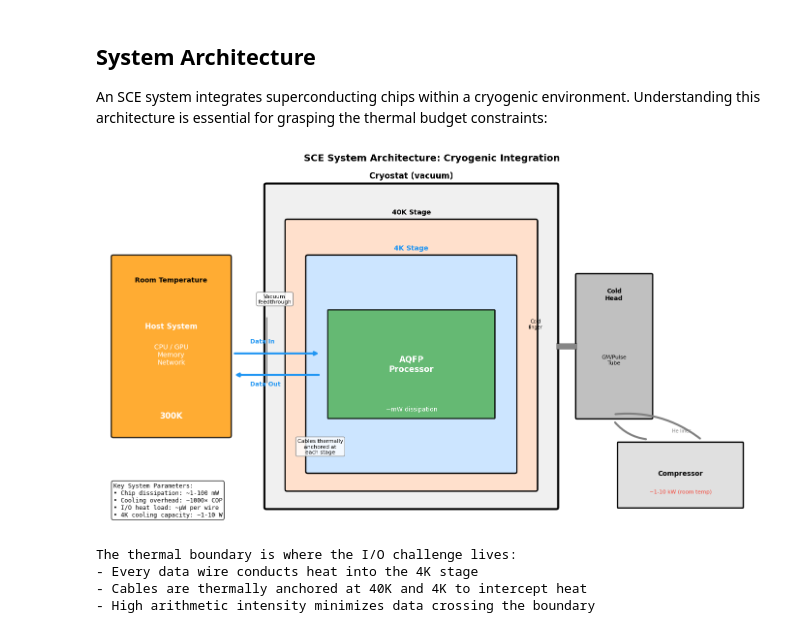
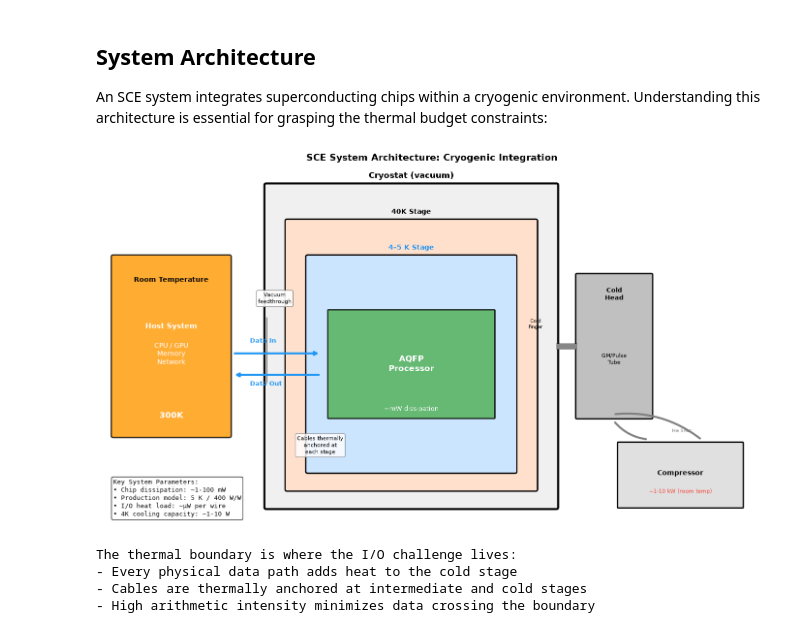
Before and after one commit to Adiabatic-Machines/sce-futures, a Jupyter notebook: notebooks/00_executive_overview.ipynb, the cells around one changed output. Cells and saved outputs as stored; diff of their text form; code cells hidden in the pictures.

```diff
--- a/notebooks/00_executive_overview.ipynb
+++ b/notebooks/00_executive_overview.ipynb
@@ -244,7 +152,7 @@ ax.axis('off')
 # Color scheme for temperature zones
 colors_temp = {
     '40K': '#ffe0cc',   # orange
-    '4K': '#cce5ff',    # cold blue
+    'cold': '#cce5ff',    # cold blue
 }
 
 # === CRYOSTAT (center) ===
@@ -260,13 +168,13 @@ stage_40k = FancyBboxPatch((4.5, 1), 6, 7.5, boxstyle="round,pad=0.05",
 ax.add_patch(stage_40k)
 ax.text(7.5, 8.7, '40K Stage', ha='center', fontsize=10, fontweight='bold')
 
-# 4K - Cold stage (innermost)
+# Cold stage (innermost): 4 K bench, 5 K production model
 stage_4k = FancyBboxPatch((5, 1.5), 5, 6, boxstyle="round,pad=0.05",
-                           facecolor=colors_temp['4K'], edgecolor='black', linewidth=2)
+                           facecolor=colors_temp['cold'], edgecolor='black', linewidth=2)
 ax.add_patch(stage_4k)
-ax.text(7.5, 7.7, '4K Stage', ha='center', fontsize=10, fontweight='bold', color=COLORS['primary'])
+ax.text(7.5, 7.7, '4–5 K Stage', ha='center', fontsize=10, fontweight='bold', color=COLORS['primary'])
 
-# SCE Chip at 4K
+# SCE chip at the cold stage
 chip = FancyBboxPatch((5.5, 3), 4, 3, boxstyle="round,pad=0.02",
                        facecolor=COLORS['sce'], edgecolor='black', linewidth=2, alpha=0.8)
 ax.add_patch(chip)
@@ -321,38 +229,38 @@ ax.text(3.6, 5.1, 'Data In', fontsize=9, color=COLORS['primary'], fontweight='bo
 ax.text(3.6, 3.9, 'Data Out', fontsize=9, color=COLORS['primary'], fontweight='bold')
 
 # Feedthrough annotation
 ax.text(4.2, 6.2, 'Vacuum\nfeedthrough', fontsize=8, ha='center',
         bbox=dict(boxstyle='round', facecolor='white', edgecolor='gray', alpha=0.9))
 ax.plot([4.0, 4.0], [4.0, 5.8], color='gray', linewidth=2, linestyle='-')
 
 # Thermal anchoring note
 ax.text(5.3, 2.0, 'Cables thermally\nanchored at\neach stage', fontsize=8, ha='center',
         bbox=dict(boxstyle='round', facecolor='white', edgecolor='gray', alpha=0.8))
 
 # === KEY METRICS BOX ===
 metrics_text = """Key System Parameters:
 • Chip dissipation: ~1-100 mW
-• Cooling overhead: ~1000× COP
+• Production model: 5 K / 400 W/W
 • I/O heat load: ~µW per wire
 • 4K cooling capacity: ~1-10 W"""
 
 ax.text(0.3, 0.2, metrics_text, fontsize=9, fontfamily='monospace',
         bbox=dict(boxstyle='round', facecolor='white', edgecolor='black', alpha=0.9),
         verticalalignment='bottom')
 
 # Title
 ax.set_title('SCE System Architecture: Cryogenic Integration', fontsize=14, fontweight='bold', pad=10)
 
 plt.tight_layout()
 plt.show()
 
 print("The thermal boundary is where the I/O challenge lives:")
-print("- Every data wire conducts heat into the 4K stage")
-print("- Cables are thermally anchored at 40K and 4K to intercept heat")
+print("- Every physical data path adds heat to the cold stage")
+print("- Cables are thermally anchored at intermediate and cold stages")
 print("- High arithmetic intensity minimizes data crossing the boundary")
 # %% [output]
-[figure, old version]
+[figure, new version]
 The thermal boundary is where the I/O challenge lives:
-- Every data wire conducts heat into the 4K stage
-- Cables are thermally anchored at 40K and 4K to intercept heat
+- Every physical data path adds heat to the cold stage
+- Cables are thermally anchored at intermediate and cold stages
 - High arithmetic intensity minimizes data crossing the boundary
```
Also changed, not shown: parts of 29 cells of this notebook, 20 other files.
